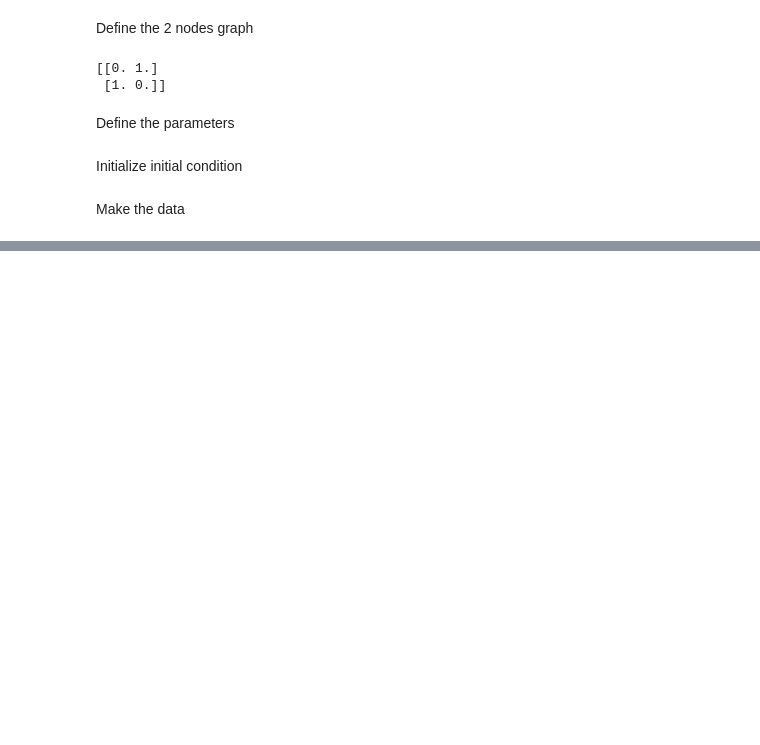
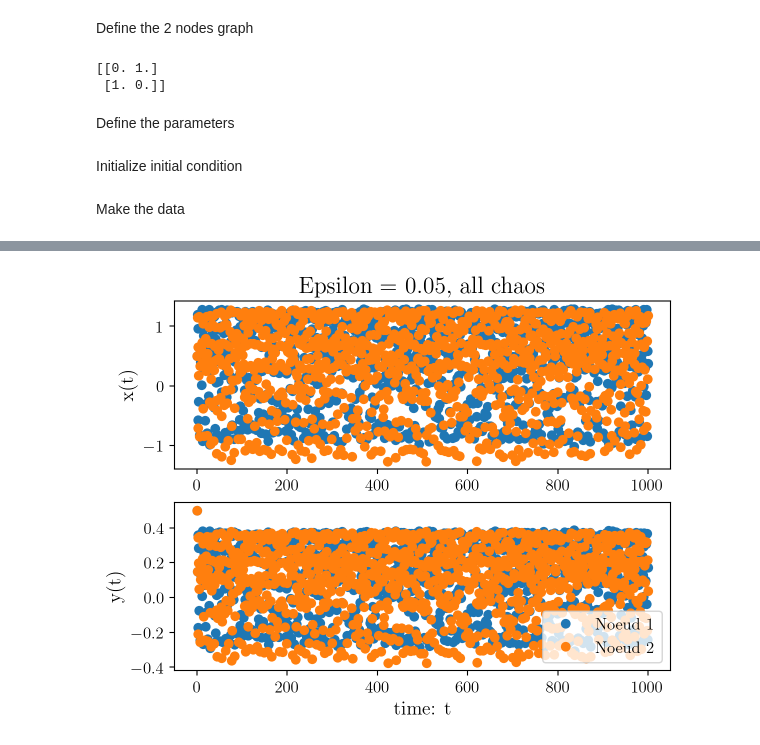
Before and after one commit to ENSLProjects/Numerical_Project, a Jupyter notebook: TwoBodyResults.ipynb, the cells around one changed output, grey strips where cells are left out. Drawn from its saved outputs; the diff is of its cells as text; code cells hidden in the pictures; blank space fills up the shorter version.

```diff
--- a/TwoBodyResults.ipynb
+++ b/TwoBodyResults.ipynb
@@ -53,0 +99,14 @@ for i in tqdm(range(len(Epsilon))):
+# %%
+fig, ax = plt.subplots(2,1)
+ax[0].plot(data_chaos_x[0, :, indexeps], 'o', label="Noeud 1")
+ax[0].plot(data_chaos_x[1, :, indexeps], 'o', label="Noeud 2")
+ax[1].set_xlabel("time: t")
+ax[0].set_ylabel(r"x(t)")
+ax[0].set_title(f"Epsilon = {Epsilon[indexeps]}, all chaos")
+ax[1].plot(data_chaos_y[0, :, indexeps], 'o', label="Noeud 1")
+ax[1].plot(data_chaos_y[1, :, indexeps], 'o', label="Noeud 2")
+ax[1].set_ylabel(r"y(t)")
+plt.legend()
+plt.show()
+# %% [output]
+[figure, added]
```
Also changed, not shown: parts of 20 cells of this notebook, 1 other file.
